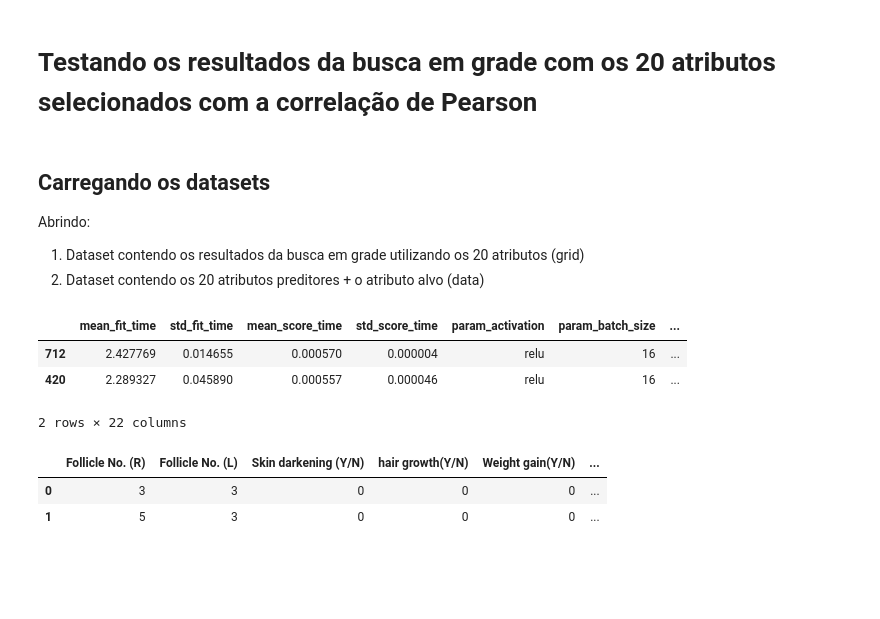
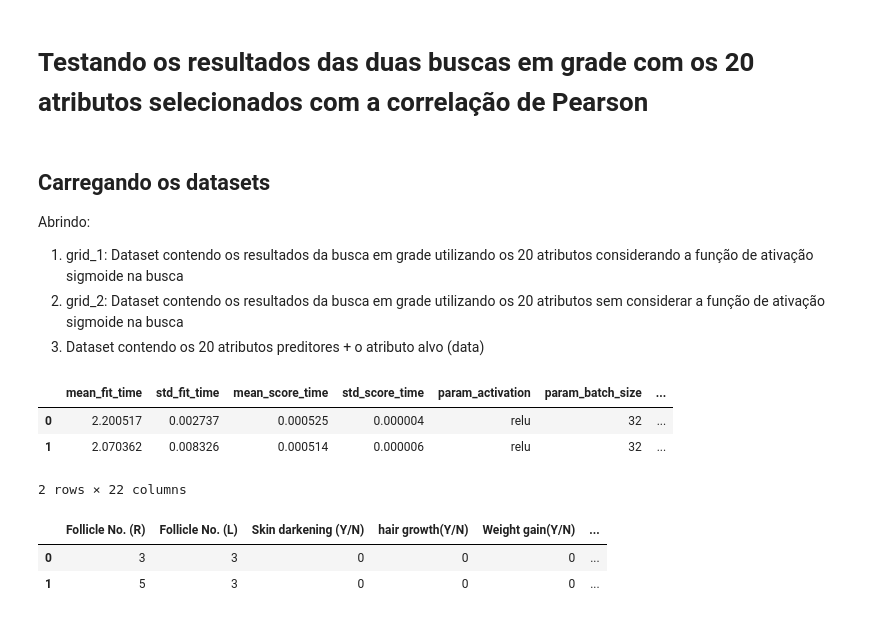
Before and after one commit to melinnediniz/RNA-AA3, a Jupyter notebook: grid_search_with_pearson.ipynb, the cells around one changed output. Drawn from its saved outputs; the diff is of its cells as text; code cells hidden in the pictures; blank space fills up the shorter version.

Commit message:
:sparkles: adicionado os resultados da busca em grade que desconsidera logistic na busca

```diff
--- a/grid_search_with_pearson.ipynb
+++ b/grid_search_with_pearson.ipynb
@@ -1,5 +1,5 @@
 # %% [markdown]
-# Testando os resultados da busca em grade com os 20 atributos selecionados com a correlação de Pearson
+# Testando os resultados das duas buscas em grade com os 20 atributos selecionados com a correlação de Pearson
 # %%
 import pandas as pd
 import numpy as np
@@ -14,19 +14,22 @@ from joblib import dump, load
 ## Carregando os datasets
 
 Abrindo:
-1. Dataset contendo os resultados da busca em grade utilizando os 20 atributos (grid)
-2. Dataset contendo os 20 atributos preditores + o atributo alvo (data)
+1. grid_1: Dataset contendo os resultados da busca em grade utilizando os 20 atributos considerando a função de ativação sigmoide na busca
+2. grid_2: Dataset contendo os resultados da busca em grade utilizando os 20 atributos sem considerar a função de ativação sigmoide na busca
+3. Dataset contendo os 20 atributos preditores + o atributo alvo (data)
 # %%
-grid = pd.read_csv('output/PCOS_20_attr.csv')
+grid_1  = pd.read_csv('output/PCOS_20_attr.csv')
+grid_2 = pd.read_csv('output/PCOS_20_relu.csv')
 data = pd.read_csv('data/PCOS_selected_pearson.csv')
+
+# grid_2.sort_values(by='rank_test_score', inplace=True)
+# grid_1.sort_values(by='rank_test_score', inplace=True)
 # %%
-grid.sort_values(by='rank_test_score', inplace=True)
-del grid["Unnamed: 0"]
-grid.head(2)
+grid_2.head(2)
 # %% [output]
 |  | mean_fit_time | std_fit_time | mean_score_time | std_score_time | param_activation | param_batch_size | ... |
-| 712 | 2.427769 | 0.014655 | 0.000570 | 0.000004 | relu | 16 | ... |
-| 420 | 2.289327 | 0.045890 | 0.000557 | 0.000046 | relu | 16 | ... |
+| 0 | 2.200517 | 0.002737 | 0.000525 | 0.000004 | relu | 32 | ... |
+| 1 | 2.070362 | 0.008326 | 0.000514 | 0.000006 | relu | 32 | ... |
 2 rows × 22 columns
 # %%
 data.head(2)
```
Also changed, not shown: parts of 16 cells of this notebook, 4 other files.
